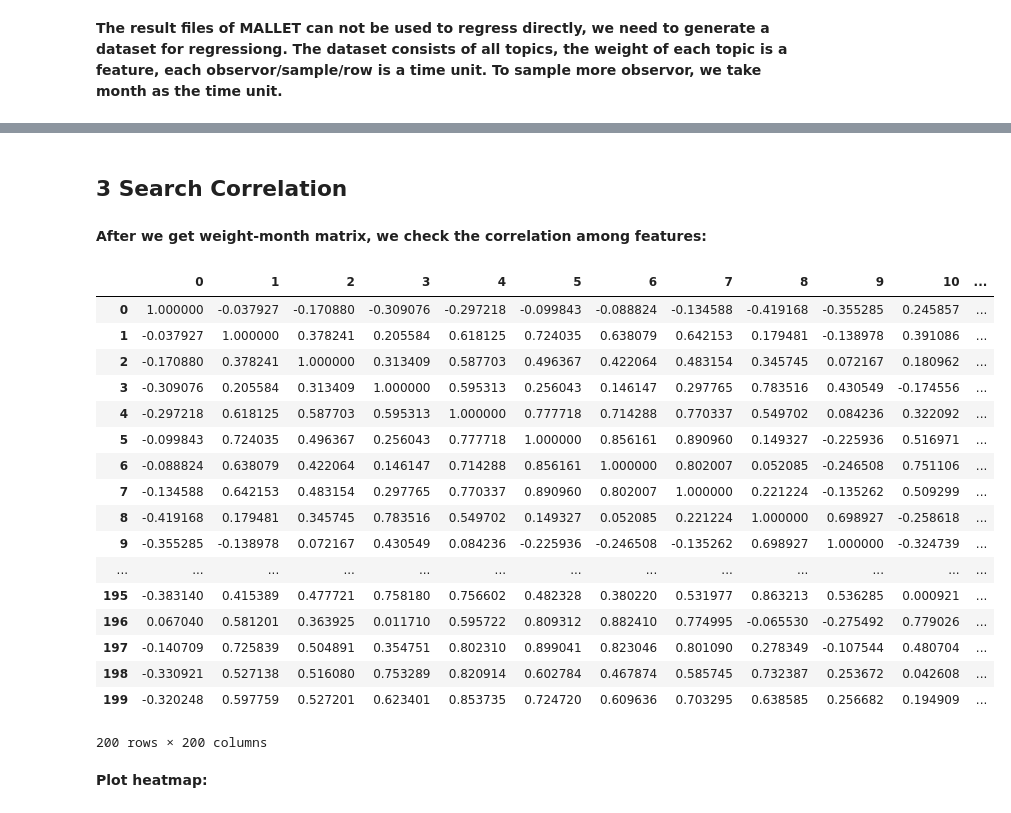
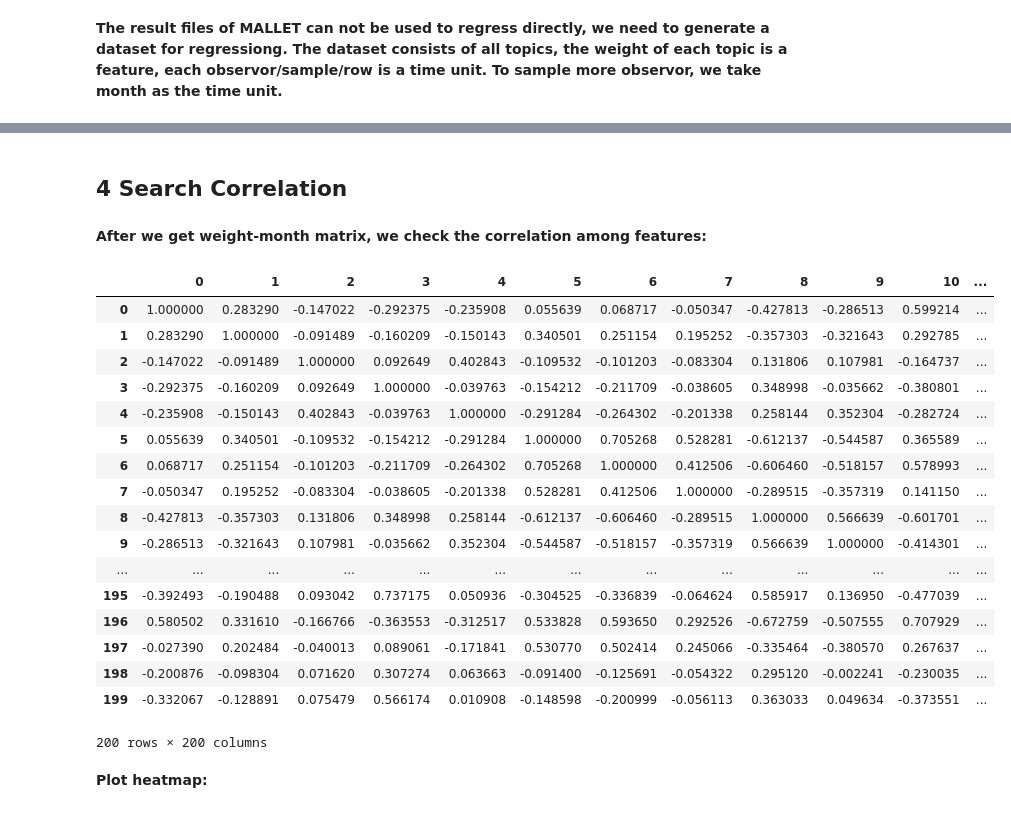
Before and after one commit to xandercai/papers-past-topic-modeling, a Jupyter notebook: 7-applying/1-regress.ipynb, the cells around one changed output, grey strips where cells are left out. Drawn from its saved outputs; the diff is of its cells as text; code cells hidden in the pictures.

```diff
--- a/7-applying/1-regress.ipynb
+++ b/7-applying/1-regress.ipynb
@@ -79,9 +78,9 @@ path = r'../models/train/topicKeys.txt'
 df_topics = (pd.read_table(path,
                            header=None,
                            index_col=None,
-                           names = ['topic', 'weight', 'keywords'],
+                           names = ['topic_', 'weight_', 'keywords_'],
                            encoding='utf8')
-             .sort_values(by='topic')
+             .sort_values(by='topic_')
              .reset_index(drop=True))
 
 topics_shape = df_topics.shape
@@ -125,4 +124,5 @@ Shape of dataframe:(1814086, 201)
 # %%
+# doc-weight-month matrix
 df = (df_doctopic
       .join(df_meta, df_doctopic.id == df_meta.id_)
       .withColumn('time', F.date_format('date', 'yyyy-MM'))
@@ -131,17 +131,7 @@ df = (df_doctopic
       .drop('region')
       .drop('date')
       .orderBy('time')
-      .groupBy('time')
-      .sum()
-      .drop('time')
       )
 
-df = df.toPandas()
-
-columns = [str(x) for x in list(range(topic_number))]
-df.columns = columns
-
-print('Shape of dataframe:', df.shape)
-
-df.head()
+df.limit(5).toPandas().head()
 # %% [output]
@@ -155,0 +145,15 @@ Shape of dataframe: (1234, 200)
+# %%
+# avg-weight-month matrix
+df = (df
+      .groupBy('time')
+      .avg()
+      .orderBy('time'))
+
+df = df.toPandas()
+
+columns = [str(x) for x in list(range(topic_number))]
+columns.insert(0, 'time')
+df.columns = columns
+
+print('Shape of dataframe:', df.shape)
+df.head()
@@ -156,29 +237,32 @@ Shape of dataframe: (1234, 200)
 # %% [markdown]
-## 3 Search Correlation
+## 4 Search Correlation
 # %% [markdown]
 **After we get weight-month matrix, we check the correlation among features:**
 # %%
+# remove time for regression
+df.drop(columns='time')
+
 # Compute pairwise correlation of Dataframe's attributes
 corr = df.corr()
 corr
 # %% [output]
 |  | 0 | 1 | 2 | 3 | 4 | 5 | 6 | 7 | 8 | 9 | 10 | ... |
-| 0 | 1.000000 | -0.037927 | -0.170880 | -0.309076 | -0.297218 | -0.099843 | -0.088824 | -0.134588 | -0.419168 | -0.355285 | 0.245857 | ... |
-| 1 | -0.037927 | 1.000000 | 0.378241 | 0.205584 | 0.618125 | 0.724035 | 0.638079 | 0.642153 | 0.179481 | -0.138978 | 0.391086 | ... |
-| 2 | -0.170880 | 0.378241 | 1.000000 | 0.313409 | 0.587703 | 0.496367 | 0.422064 | 0.483154 | 0.345745 | 0.072167 | 0.180962 | ... |
-| 3 | -0.309076 | 0.205584 | 0.313409 | 1.000000 | 0.595313 | 0.256043 | 0.146147 | 0.297765 | 0.783516 | 0.430549 | -0.174556 | ... |
-| 4 | -0.297218 | 0.618125 | 0.587703 | 0.595313 | 1.000000 | 0.777718 | 0.714288 | 0.770337 | 0.549702 | 0.084236 | 0.322092 | ... |
-| 5 | -0.099843 | 0.724035 | 0.496367 | 0.256043 | 0.777718 | 1.000000 | 0.856161 | 0.890960 | 0.149327 | -0.225936 | 0.516971 | ... |
-| 6 | -0.088824 | 0.638079 | 0.422064 | 0.146147 | 0.714288 | 0.856161 | 1.000000 | 0.802007 | 0.052085 | -0.246508 | 0.751106 | ... |
-| 7 | -0.134588 | 0.642153 | 0.483154 | 0.297765 | 0.770337 | 0.890960 | 0.802007 | 1.000000 | 0.221224 | -0.135262 | 0.509299 | ... |
-| 8 | -0.419168 | 0.179481 | 0.345745 | 0.783516 | 0.549702 | 0.149327 | 0.052085 | 0.221224 | 1.000000 | 0.698927 | -0.258618 | ... |
-| 9 | -0.355285 | -0.138978 | 0.072167 | 0.430549 | 0.084236 | -0.225936 | -0.246508 | -0.135262 | 0.698927 | 1.000000 | -0.324739 | ... |
+| 0 | 1.000000 | 0.283290 | -0.147022 | -0.292375 | -0.235908 | 0.055639 | 0.068717 | -0.050347 | -0.427813 | -0.286513 | 0.599214 | ... |
+| 1 | 0.283290 | 1.000000 | -0.091489 | -0.160209 | -0.150143 | 0.340501 | 0.251154 | 0.195252 | -0.357303 | -0.321643 | 0.292785 | ... |
+| 2 | -0.147022 | -0.091489 | 1.000000 | 0.092649 | 0.402843 | -0.109532 | -0.101203 | -0.083304 | 0.131806 | 0.107981 | -0.164737 | ... |
+| 3 | -0.292375 | -0.160209 | 0.092649 | 1.000000 | -0.039763 | -0.154212 | -0.211709 | -0.038605 | 0.348998 | -0.035662 | -0.380801 | ... |
+| 4 | -0.235908 | -0.150143 | 0.402843 | -0.039763 | 1.000000 | -0.291284 | -0.264302 | -0.201338 | 0.258144 | 0.352304 | -0.282724 | ... |
+| 5 | 0.055639 | 0.340501 | -0.109532 | -0.154212 | -0.291284 | 1.000000 | 0.705268 | 0.528281 | -0.612137 | -0.544587 | 0.365589 | ... |
+| 6 | 0.068717 | 0.251154 | -0.101203 | -0.211709 | -0.264302 | 0.705268 | 1.000000 | 0.412506 | -0.606460 | -0.518157 | 0.578993 | ... |
+| 7 | -0.050347 | 0.195252 | -0.083304 | -0.038605 | -0.201338 | 0.528281 | 0.412506 | 1.000000 | -0.289515 | -0.357319 | 0.141150 | ... |
+| 8 | -0.427813 | -0.357303 | 0.131806 | 0.348998 | 0.258144 | -0.612137 | -0.606460 | -0.289515 | 1.000000 | 0.566639 | -0.601701 | ... |
+| 9 | -0.286513 | -0.321643 | 0.107981 | -0.035662 | 0.352304 | -0.544587 | -0.518157 | -0.357319 | 0.566639 | 1.000000 | -0.414301 | ... |
 | ... | ... | ... | ... | ... | ... | ... | ... | ... | ... | ... | ... | ... |
-| 195 | -0.383140 | 0.415389 | 0.477721 | 0.758180 | 0.756602 | 0.482328 | 0.380220 | 0.531977 | 0.863213 | 0.536285 | 0.000921 | ... |
-| 196 | 0.067040 | 0.581201 | 0.363925 | 0.011710 | 0.595722 | 0.809312 | 0.882410 | 0.774995 | -0.065530 | -0.275492 | 0.779026 | ... |
-| 197 | -0.140709 | 0.725839 | 0.504891 | 0.354751 | 0.802310 | 0.899041 | 0.823046 | 0.801090 | 0.278349 | -0.107544 | 0.480704 | ... |
-| 198 | -0.330921 | 0.527138 | 0.516080 | 0.753289 | 0.820914 | 0.602784 | 0.467874 | 0.585745 | 0.732387 | 0.253672 | 0.042608 | ... |
-| 199 | -0.320248 | 0.597759 | 0.527201 | 0.623401 | 0.853735 | 0.724720 | 0.609636 | 0.703295 | 0.638585 | 0.256682 | 0.194909 | ... |
+| 195 | -0.392493 | -0.190488 | 0.093042 | 0.737175 | 0.050936 | -0.304525 | -0.336839 | -0.064624 | 0.585917 | 0.136950 | -0.477039 | ... |
+| 196 | 0.580502 | 0.331610 | -0.166766 | -0.363553 | -0.312517 | 0.533828 | 0.593650 | 0.292526 | -0.672759 | -0.507555 | 0.707929 | ... |
+| 197 | -0.027390 | 0.202484 | -0.040013 | 0.089061 | -0.171841 | 0.530770 | 0.502414 | 0.245066 | -0.335464 | -0.380570 | 0.267637 | ... |
+| 198 | -0.200876 | -0.098304 | 0.071620 | 0.307274 | 0.063663 | -0.091400 | -0.125691 | -0.054322 | 0.295120 | -0.002241 | -0.230035 | ... |
+| 199 | -0.332067 | -0.128891 | 0.075479 | 0.566174 | 0.010908 | -0.148598 | -0.200999 | -0.056113 | 0.363033 | 0.049634 | -0.373551 | ... |
 200 rows × 200 columns
 # %% [markdown]
 **Plot heatmap:**
```
Also changed, not shown: parts of 25 cells of this notebook, 1 other file.
